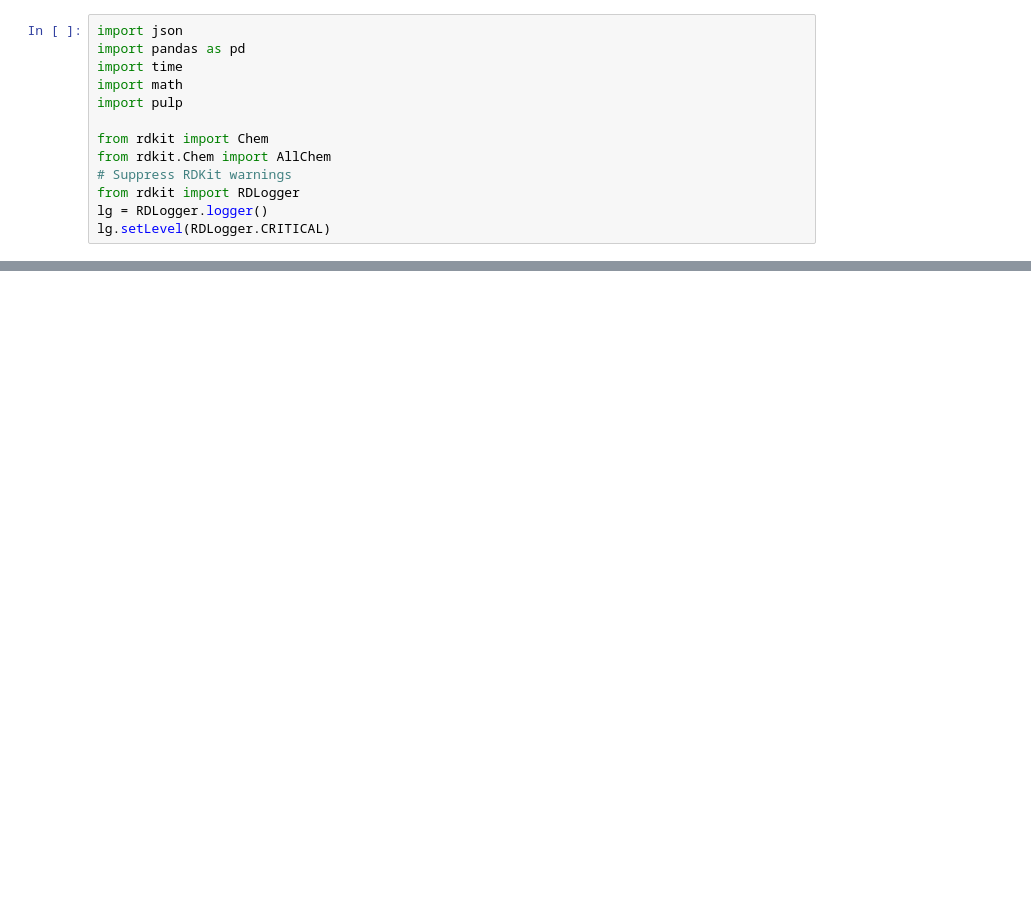
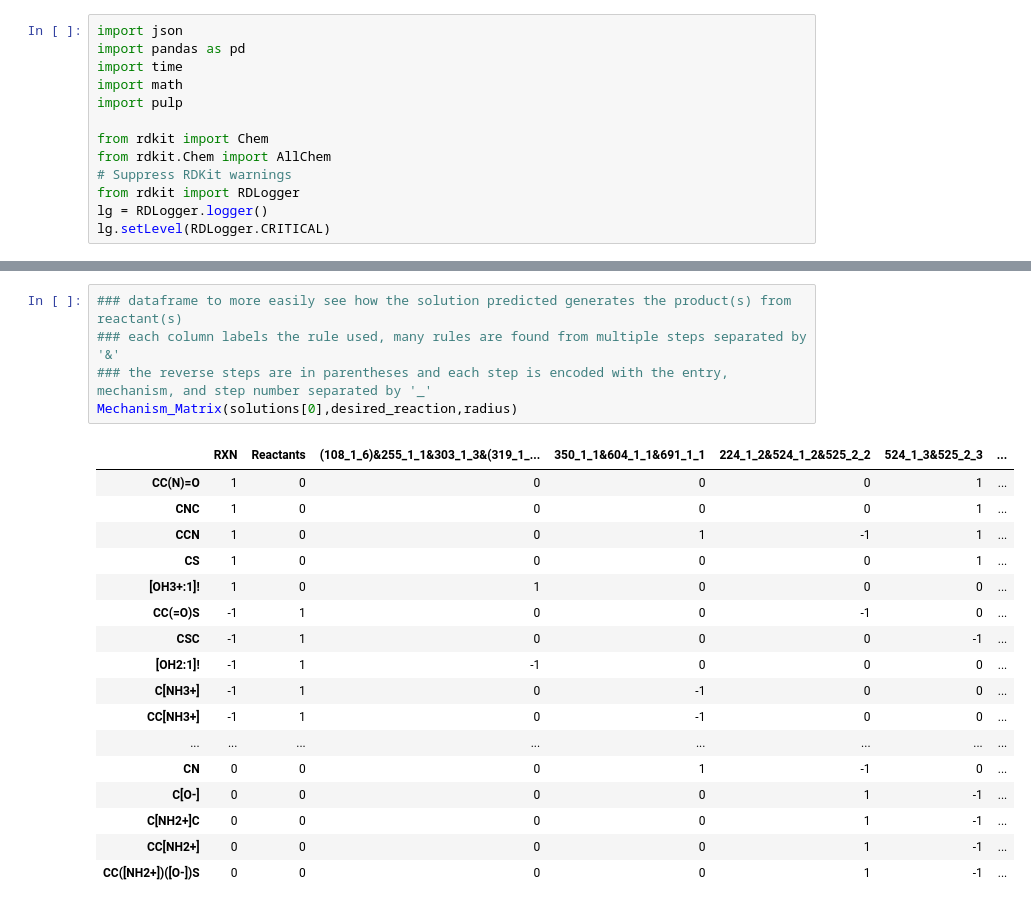
Before and after one commit to maranasgroup/MechFind, a Jupyter notebook: MechFind_example.ipynb, the cells around one changed output, grey strips where cells are left out. Saved outputs shown, nothing was run; the diff lists cells and outputs as text; blank space fills up the shorter version.

```diff
--- a/MechFind_example.ipynb
+++ b/MechFind_example.ipynb
@@ -504,3 +547,26 @@ Number of solutions from minRules: 11
   '224_1_2&524_1_2&525_2_2',
   '22_1_2',
   'Methylamide_depro']]
+# %%
+### dataframe to more easily see how the solution predicted generates the product(s) from reactant(s)
+### each column labels the rule used, many rules are found from multiple steps separated by '&'
+### the reverse steps are in parentheses and each step is encoded with the entry, mechanism, and step number separated by '_'
+Mechanism_Matrix(solutions[0],desired_reaction,radius)
+# %% [output]
+|  | RXN | Reactants | (108_1_6)&255_1_1&303_1_3&(319_1_... | 350_1_1&604_1_1&691_1_1 | 224_1_2&524_1_2&525_2_2 | 524_1_3&525_2_3 | ... |
+| CC(N)=O | 1 | 0 | 0 | 0 | 0 | 1 | ... |
+| CNC | 1 | 0 | 0 | 0 | 0 | 1 | ... |
+| CCN | 1 | 0 | 0 | 1 | -1 | 1 | ... |
+| CS | 1 | 0 | 0 | 0 | 0 | 1 | ... |
+| [OH3+:1]! | 1 | 0 | 1 | 0 | 0 | 0 | ... |
+| CC(=O)S | -1 | 1 | 0 | 0 | -1 | 0 | ... |
+| CSC | -1 | 1 | 0 | 0 | 0 | -1 | ... |
+| [OH2:1]! | -1 | 1 | -1 | 0 | 0 | 0 | ... |
+| C[NH3+] | -1 | 1 | 0 | -1 | 0 | 0 | ... |
+| CC[NH3+] | -1 | 1 | 0 | -1 | 0 | 0 | ... |
+| ... | ... | ... | ... | ... | ... | ... | ... |
+| CN | 0 | 0 | 0 | 1 | -1 | 0 | ... |
+| C[O-] | 0 | 0 | 0 | 0 | 1 | -1 | ... |
+| C[NH2+]C | 0 | 0 | 0 | 0 | 1 | -1 | ... |
+| CC[NH2+] | 0 | 0 | 0 | 0 | 1 | -1 | ... |
+| CC([NH2+])([O-])S | 0 | 0 | 0 | 0 | 1 | -1 | ... |
```
Also changed, not shown: parts of 2 cells of this notebook.
